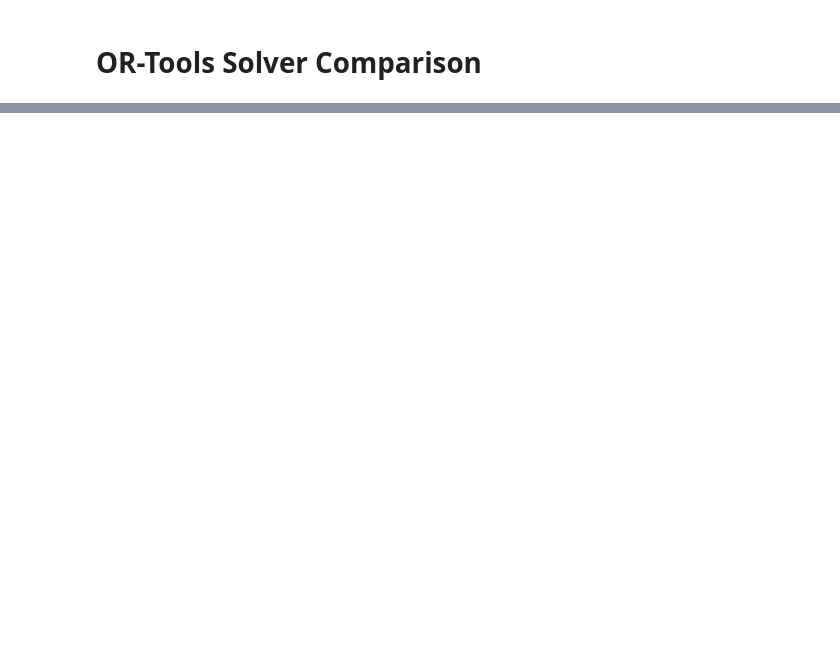
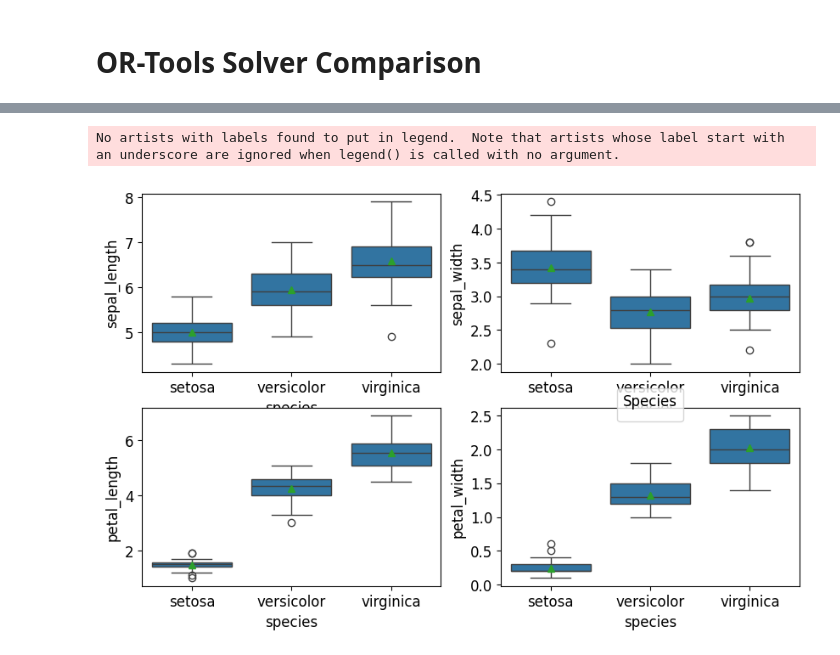
Before and after one commit to watakandai/specless, a Jupyter notebook: examples/VisitMultiColoredLocations/plot.ipynb, the cells around one changed output, grey strips where cells are left out. Drawn from its saved outputs; the diff is of its cells as text; code cells hidden in the pictures; blank space fills up the shorter version.

```diff
--- a/examples/VisitMultiColoredLocations/plot.ipynb
+++ b/examples/VisitMultiColoredLocations/plot.ipynb
@@ -242,0 +419,51 @@ plt.savefig("benchmark_ortoolsovlers.png", dpi=300)
+# %%
+import seaborn as sns
+import matplotlib.pyplot as plt
+
+# Create a figure and a set of subplots
+fig, axes = plt.subplots(2, 2, figsize=(10, 6))
+
+# Generate some data
+data = sns.load_dataset("iris")
+
+# Plot the data on each subplot
+sns.boxplot(
+    x = "species",
+    y = "sepal_length",
+    showmeans=True,
+    ax=axes[0, 0],
+    data=data
+)
+
+sns.boxplot(
+    x = "species",
+    y = "sepal_width",
+    showmeans=True,
+    ax=axes[0, 1],
+    data=data
+)
+
+sns.boxplot(
+    x = "species",
+    y = "petal_length",
+    showmeans=True,
+    ax=axes[1, 0],
+    data=data
+)
+
+sns.boxplot(
+    x = "species",
+    y = "petal_width",
+    showmeans=True,
+    ax=axes[1, 1],
+    data=data
+)
+
+# Add a legend to the figure
+plt.legend(title="Species", loc="upper center", bbox_to_anchor=(0.5, 1.15))
+
+# Show the plot
+plt.show()
+# %% [output]
+No artists with labels found to put in legend.  Note that artists whose label start with an underscore are ignored when legend() is called with no argument.
+[figure, added]
```
Also changed, not shown: parts of 16 cells of this notebook, 11 other files.
